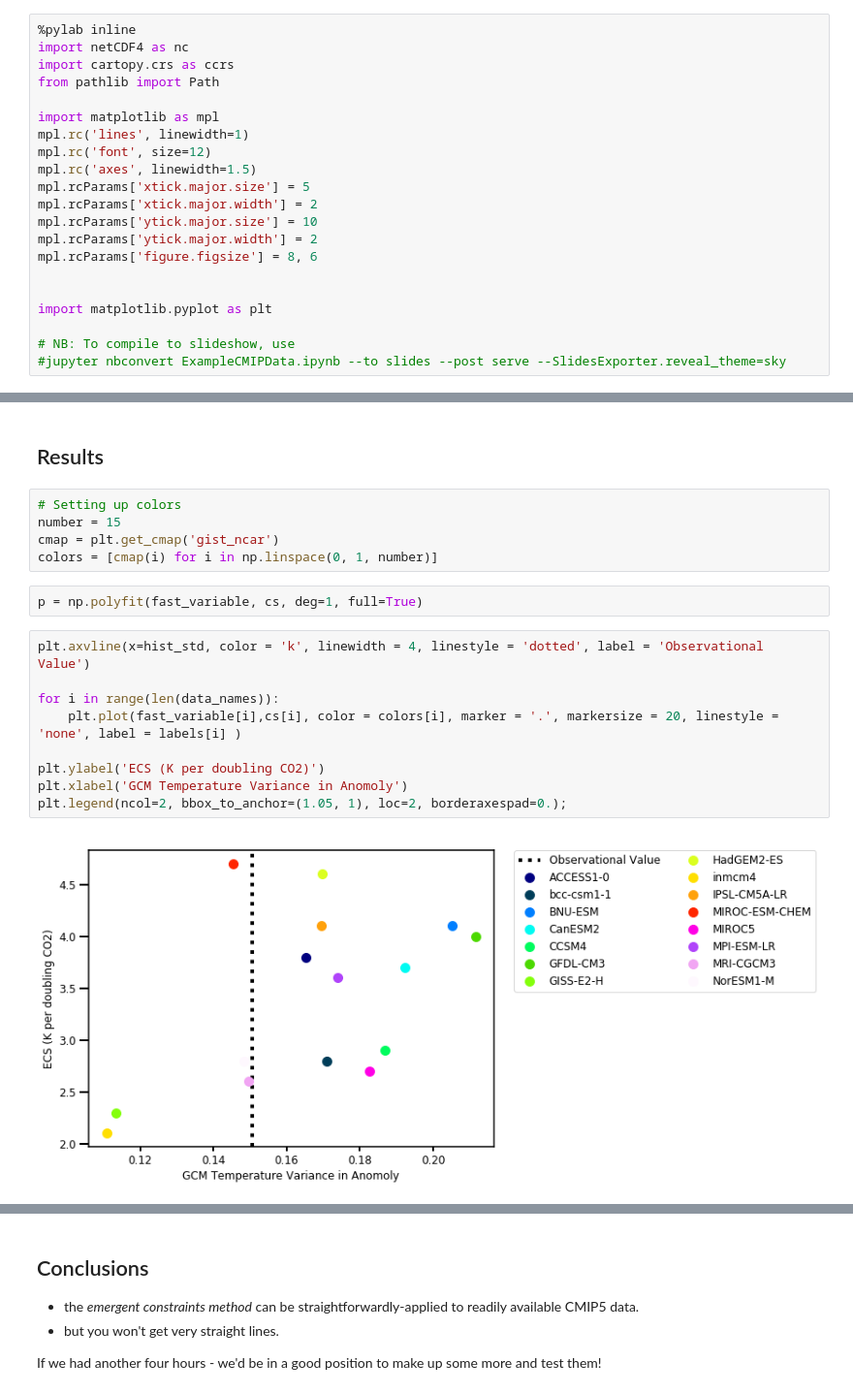
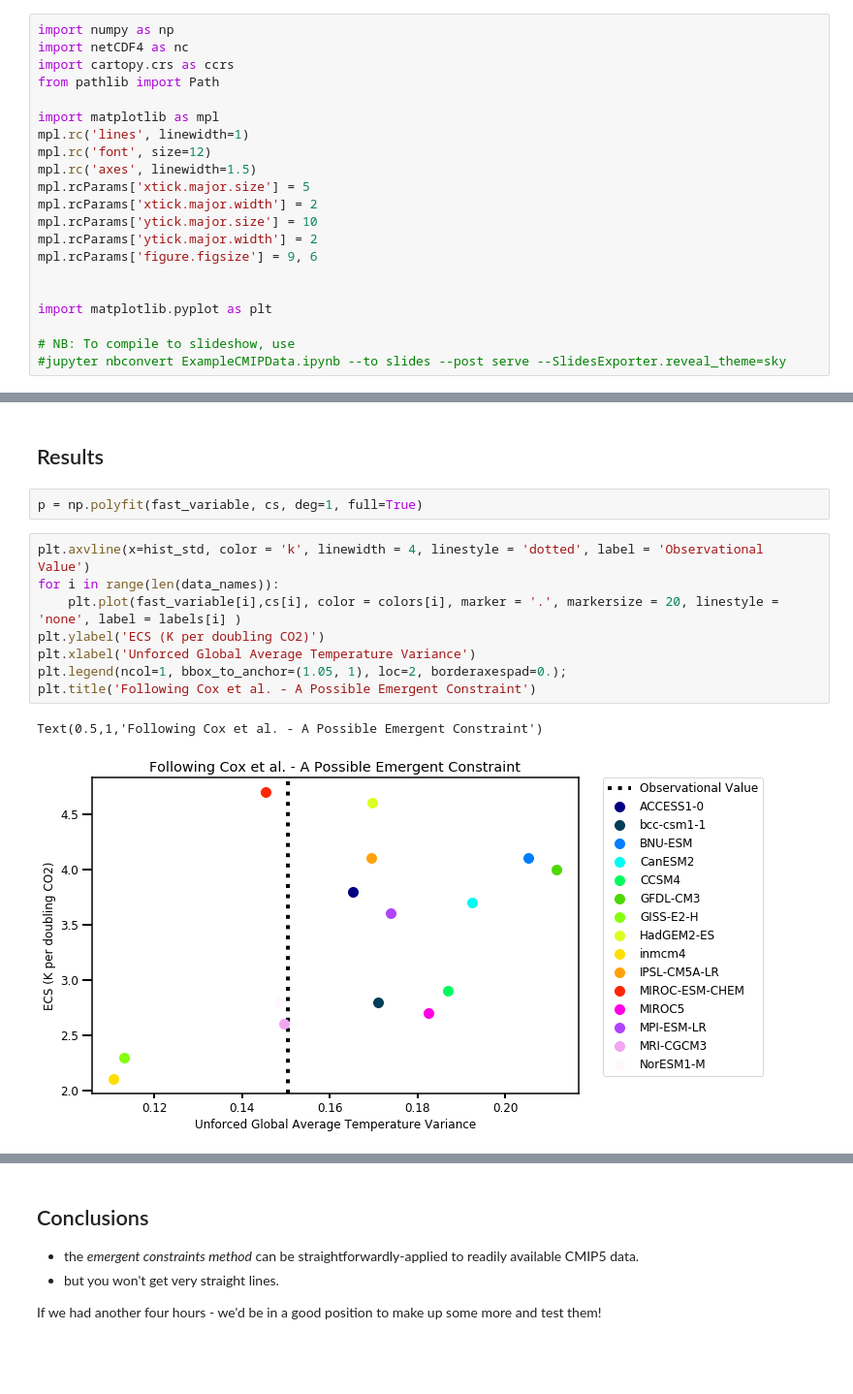
Before and after one commit to Loljaca/Emergent_Constraints, a Jupyter notebook: ExampleCMIPData.ipynb, the cells around one changed output, grey strips where cells are left out. Shown: that part at 97% size. Cells and saved outputs as stored; diff of their text form; blank space fills up the shorter version.

```diff
--- a/ExampleCMIPData.ipynb
+++ b/ExampleCMIPData.ipynb
@@ -1,5 +1,5 @@
 # %%
-%pylab inline
+import numpy as np
 import netCDF4 as nc
 import cartopy.crs as ccrs
 from pathlib import Path
@@ -12,7 +12,7 @@ mpl.rcParams['xtick.major.size'] = 5
 mpl.rcParams['xtick.major.width'] = 2
 mpl.rcParams['ytick.major.size'] = 10
 mpl.rcParams['ytick.major.width'] = 2
-mpl.rcParams['figure.figsize'] = 8, 6
+mpl.rcParams['figure.figsize'] = 9, 6
 
 
 import matplotlib.pyplot as plt
@@ -151,20 +158,15 @@ plt.xlabel('Months since 1850'); plt.ylabel('Detrended Temperature Anomoly'); pl
 # %% [markdown]
 ## Results
-# %%
-# Setting up colors
-number = 15
-cmap = plt.get_cmap('gist_ncar')
-colors = [cmap(i) for i in np.linspace(0, 1, number)]
 # %%
 p = np.polyfit(fast_variable, cs, deg=1, full=True)
 # %%
 plt.axvline(x=hist_std, color = 'k', linewidth = 4, linestyle = 'dotted', label = 'Observational Value')
-
 for i in range(len(data_names)):
     plt.plot(fast_variable[i],cs[i], color = colors[i], marker = '.', markersize = 20, linestyle = 'none', label = labels[i] )
-
 plt.ylabel('ECS (K per doubling CO2)')
-plt.xlabel('GCM Temperature Variance in Anomoly')
-plt.legend(ncol=2, bbox_to_anchor=(1.05, 1), loc=2, borderaxespad=0.);
+plt.xlabel('Unforced Global Average Temperature Variance')
+plt.legend(ncol=1, bbox_to_anchor=(1.05, 1), loc=2, borderaxespad=0.);
+plt.title('Following Cox et al. - A Possible Emergent Constraint')
 # %% [output]
+Text(0.5,1,'Following Cox et al. - A Possible Emergent Constraint')
-[figure, old version]
+[figure, new version]
```
Also changed, not shown: parts of 9 cells of this notebook.
